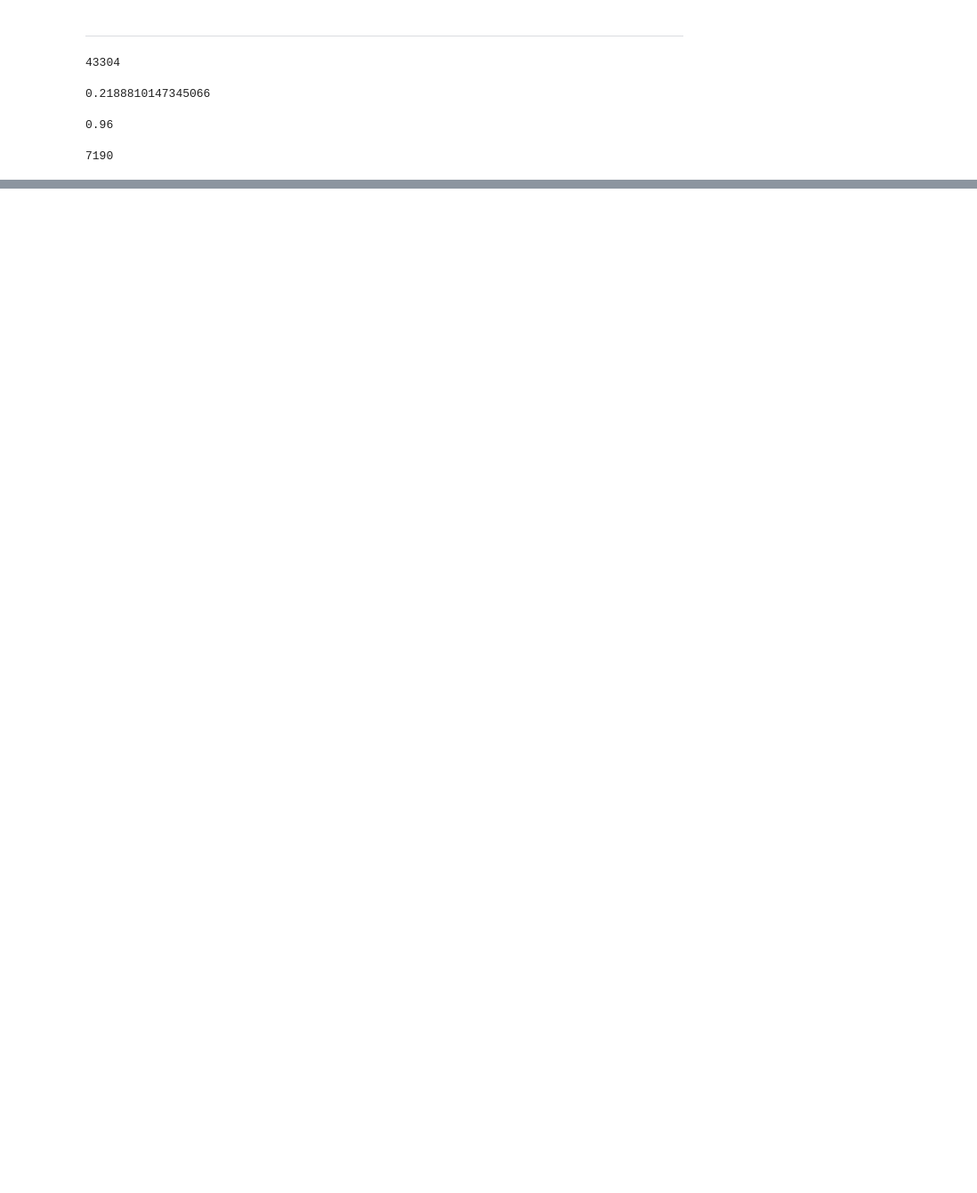
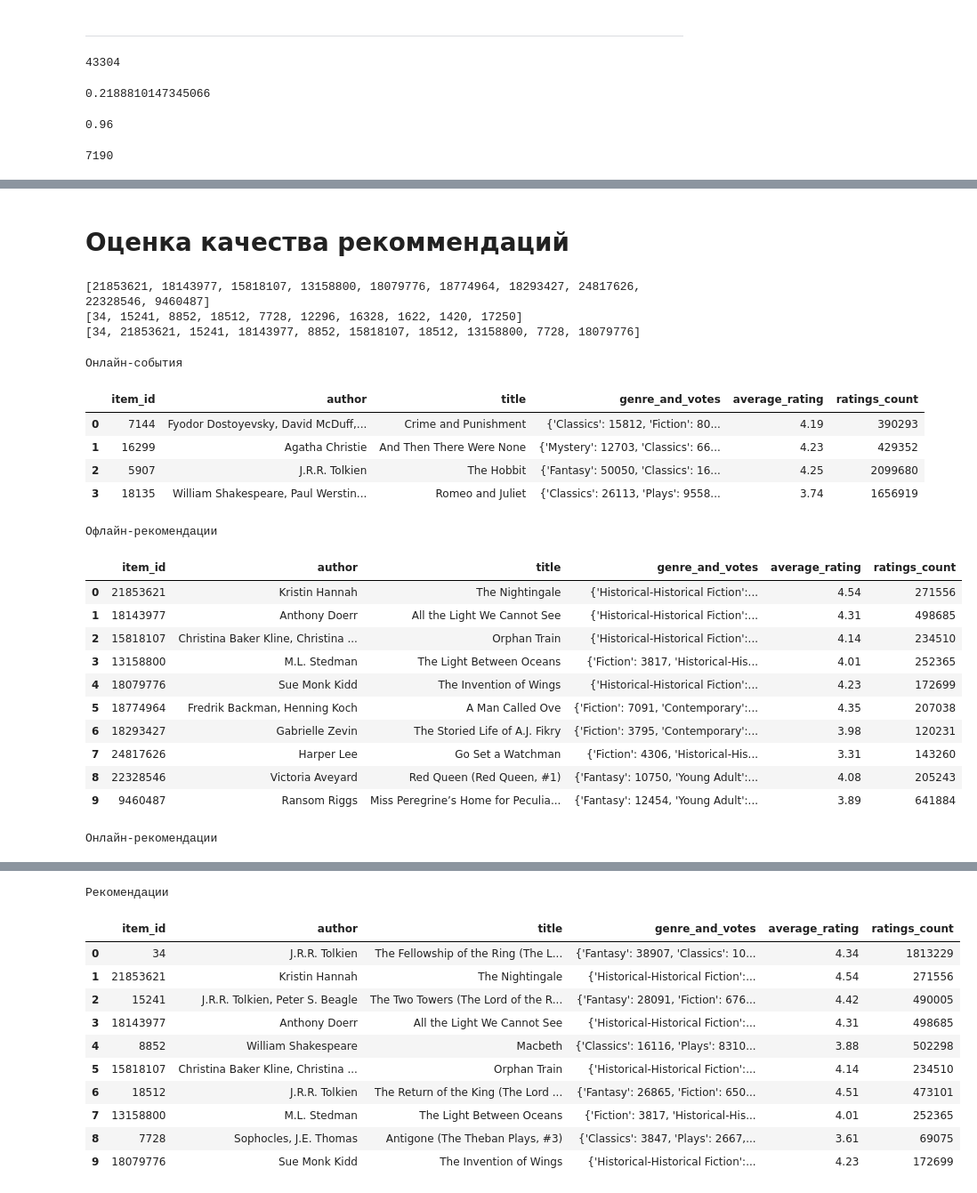
Before and after one commit to Manaam9/mle-recsys-start, a Jupyter notebook: main_offline.ipynb, the cells around one changed output, grey strips where cells are left out. Shown at 89% size. Saved outputs shown, nothing was run; the diff lists cells and outputs as text; code cells hidden in the pictures; blank space fills up the shorter version.

Commit message:
оценка рекоммендаций

```diff
--- a/main_offline.ipynb
+++ b/main_offline.ipynb
@@ -1468,3 +1468,69 @@ print_sim_items(7144, similar_items)
 | 152 | 0.943640 | 7144 | 28382 | Nikolai Gogol | Diary of a Madman and Other Stories | {'Classics': 284, 'Fiction': 243,... | 4.09 | 6241 |
 | 152 | 0.942060 | 7144 | 16640 | Johann Wolfgang von Goethe, Phili... | The Sorrows of Young Werther | {'Classics': 2699, 'Fiction': 137... | 3.63 | 38216 |
 | 152 | 0.940927 | 7144 | 4934 | Fyodor Dostoyevsky, Fyodor Dostoy... | The Brothers Karamazov | {'Classics': 7496, 'Fiction': 549... | 4.31 | 158410 |
+# %% [markdown]
+# Оценка качества рекоммендаций
+# %%
+user_id = 1291250
+event_item_ids =  [7144, 16299, 5907, 18135]
+
+for event_item_id in event_item_ids:
+    resp = requests.post(events_store_url + "/put",
+                         headers=headers,
+                         params={"user_id": user_id, "item_id": event_item_id})
+# %%
+params = {"user_id": 1291250, 'k': 10}
+resp_offline = requests.post(recommendations_url + "/recommendations_offline", headers=headers, params=params)
+resp_online = requests.post(recommendations_url + "/recommendations_online", headers=headers, params=params)
+resp_blended = requests.post(recommendations_url + "/recommendations", headers=headers, params=params)
+
+recs_offline = resp_offline.json()["recs"]
+recs_online = resp_online.json()["recs"]
+recs_blended = resp_blended.json()["recs"]
+
+print(recs_offline)
+print(recs_online)
+print(recs_blended)
+# %% [output]
+[21853621, 18143977, 15818107, 13158800, 18079776, 18774964, 18293427, 24817626, 22328546, 9460487]
+[34, 15241, 8852, 18512, 7728, 12296, 16328, 1622, 1420, 17250]
+[34, 21853621, 15241, 18143977, 8852, 15818107, 18512, 13158800, 7728, 18079776]
+# %%
+def display_items(item_ids):
+
+    item_columns_to_use = ["item_id", "author", "title", "genre_and_votes", "average_rating", "ratings_count"]
+
+    items_selected = items.query("item_id in @item_ids")[item_columns_to_use]
+    items_selected = items_selected.set_index("item_id").reindex(item_ids)
+    items_selected = items_selected.reset_index()
+
+    display(items_selected)
+
+print("Онлайн-события")
+display_items(event_item_ids)
+print("Офлайн-рекомендации")
+display_items(recs_offline)
+print("Онлайн-рекомендации")
+display_items(recs_online)
+print("Рекомендации")
+display_items(recs_blended)
+# %% [output]
+Онлайн-события
+|  | item_id | author | title | genre_and_votes | average_rating | ratings_count |
+| 0 | 7144 | Fyodor Dostoyevsky, David McDuff,... | Crime and Punishment | {'Classics': 15812, 'Fiction': 80... | 4.19 | 390293 |
+| 1 | 16299 | Agatha Christie | And Then There Were None | {'Mystery': 12703, 'Classics': 66... | 4.23 | 429352 |
+| 2 | 5907 | J.R.R. Tolkien | The Hobbit | {'Fantasy': 50050, 'Classics': 16... | 4.25 | 2099680 |
+| 3 | 18135 | William Shakespeare, Paul Werstin... | Romeo and Juliet | {'Classics': 26113, 'Plays': 9558... | 3.74 | 1656919 |
+Офлайн-рекомендации
+|  | item_id | author | title | genre_and_votes | average_rating | ratings_count |
+| 0 | 21853621 | Kristin Hannah | The Nightingale | {'Historical-Historical Fiction':... | 4.54 | 271556 |
+| 1 | 18143977 | Anthony Doerr | All the Light We Cannot See | {'Historical-Historical Fiction':... | 4.31 | 498685 |
+| 2 | 15818107 | Christina Baker Kline, Christina ... | Orphan Train | {'Historical-Historical Fiction':... | 4.14 | 234510 |
+| 3 | 13158800 | M.L. Stedman | The Light Between Oceans | {'Fiction': 3817, 'Historical-His... | 4.01 | 252365 |
+| 4 | 18079776 | Sue Monk Kidd | The Invention of Wings | {'Historical-Historical Fiction':... | 4.23 | 172699 |
+| 5 | 18774964 | Fredrik Backman, Henning Koch | A Man Called Ove | {'Fiction': 7091, 'Contemporary':... | 4.35 | 207038 |
+| 6 | 18293427 | Gabrielle Zevin | The Storied Life of A.J. Fikry | {'Fiction': 3795, 'Contemporary':... | 3.98 | 120231 |
+| 7 | 24817626 | Harper Lee | Go Set a Watchman | {'Fiction': 4306, 'Historical-His... | 3.31 | 143260 |
+| 8 | 22328546 | Victoria Aveyard | Red Queen (Red Queen, #1) | {'Fantasy': 10750, 'Young Adult':... | 4.08 | 205243 |
+| 9 | 9460487 | Ransom Riggs | Miss Peregrine’s Home for Peculia... | {'Fantasy': 12454, 'Young Adult':... | 3.89 | 641884 |
+Онлайн-рекомендации
@@ -1470,0 +1548,12 @@ print_sim_items(7144, similar_items)
+Рекомендации
+|  | item_id | author | title | genre_and_votes | average_rating | ratings_count |
+| 0 | 34 | J.R.R. Tolkien | The Fellowship of the Ring (The L... | {'Fantasy': 38907, 'Classics': 10... | 4.34 | 1813229 |
+| 1 | 21853621 | Kristin Hannah | The Nightingale | {'Historical-Historical Fiction':... | 4.54 | 271556 |
+| 2 | 15241 | J.R.R. Tolkien, Peter S. Beagle | The Two Towers (The Lord of the R... | {'Fantasy': 28091, 'Fiction': 676... | 4.42 | 490005 |
+| 3 | 18143977 | Anthony Doerr | All the Light We Cannot See | {'Historical-Historical Fiction':... | 4.31 | 498685 |
+| 4 | 8852 | William Shakespeare | Macbeth | {'Classics': 16116, 'Plays': 8310... | 3.88 | 502298 |
+| 5 | 15818107 | Christina Baker Kline, Christina ... | Orphan Train | {'Historical-Historical Fiction':... | 4.14 | 234510 |
+| 6 | 18512 | J.R.R. Tolkien | The Return of the King (The Lord ... | {'Fantasy': 26865, 'Fiction': 650... | 4.51 | 473101 |
+| 7 | 13158800 | M.L. Stedman | The Light Between Oceans | {'Fiction': 3817, 'Historical-His... | 4.01 | 252365 |
+| 8 | 7728 | Sophocles, J.E. Thomas | Antigone (The Theban Plays, #3) | {'Classics': 3847, 'Plays': 2667,... | 3.61 | 69075 |
+| 9 | 18079776 | Sue Monk Kidd | The Invention of Wings | {'Historical-Historical Fiction':... | 4.23 | 172699 |
```
Also changed, not shown: parts of 1 cell of this notebook, 1 other file.
